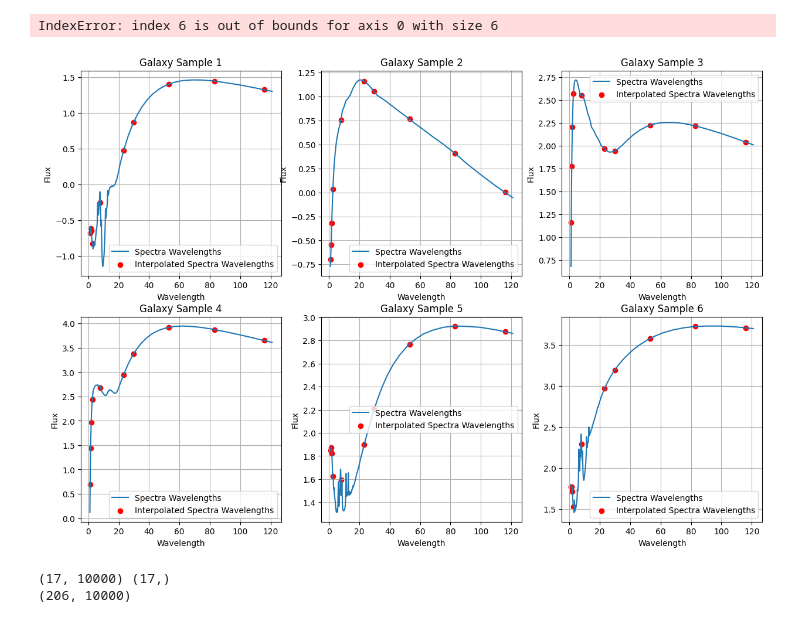
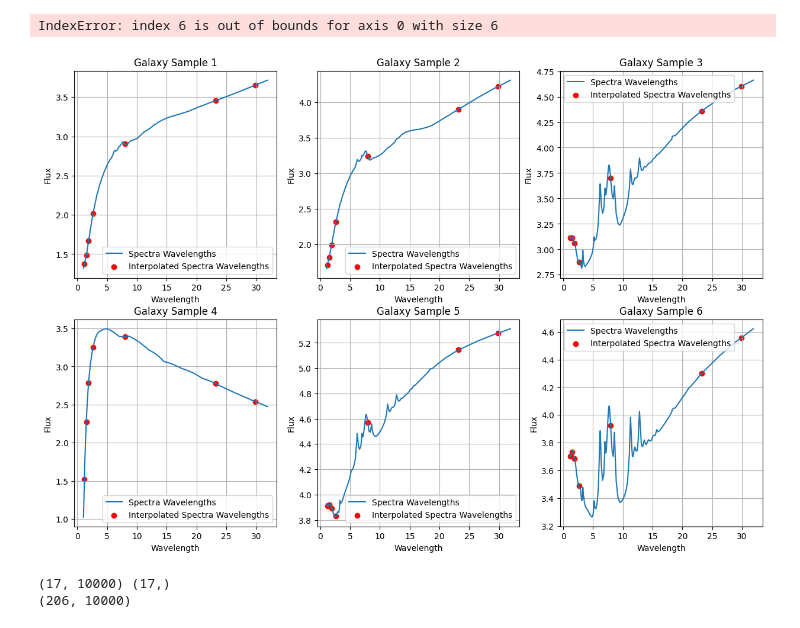
Before and after one commit to VasileiosKottas/AstroInformatics, a Jupyter notebook: plot.ipynb, the cells around one changed output. Cells and saved outputs as stored; diff of their text form; code cells hidden in the pictures.

```diff
--- a/plot.ipynb
+++ b/plot.ipynb
@@ -22,12 +22,12 @@ spectra = spectra.iloc[1:, :].reset_index(drop=True)
 interpolated_spectra = interpolated_spectra.iloc[1:, :].reset_index(drop=True)
 
 # Keep only the values where wavelengths_spectra > 5 and < 35
-mask_spectra = (wavelengths_spectra > 1) & (wavelengths_spectra < 125)
+mask_spectra = (wavelengths_spectra > 1) & (wavelengths_spectra < 35)
 filtered_wavelengths_spectra = wavelengths_spectra[mask_spectra]
 filtered_spectra = spectra.iloc[:, mask_spectra]
 
 # Similarly, filter interpolated_spectra
-mask_interpolated = (wavelengths_interpolated > 1) & (wavelengths_interpolated < 125)
+mask_interpolated = (wavelengths_interpolated > 1) & (wavelengths_interpolated < 35)
 filtered_wavelengths_interpolated = wavelengths_interpolated[mask_interpolated]
 filtered_interpolated_spectra = interpolated_spectra.iloc[:, mask_interpolated]
 
@@ -43,36 +43,36 @@ spectra_reshaped = filtered_spectra.T.values.reshape(len(filtered_wavelengths_sp
 interpolated_spectra_reshaped = filtered_interpolated_spectra.T.values.reshape(len(filtered_wavelengths_interpolated), -1)
 
 # Define the number of subplots (rows and columns)
 num_plots = min(5, spectra_reshaped.shape[1])  # Ensure we don't exceed the number of samples
 rows = 2  # Define the number of rows
 cols = (num_plots + 1) // rows  # Compute the number of columns dynamically
 
 # Create the figure and subplots
 fig, axes = plt.subplots(rows, cols, figsize=(15, 10))  # Adjust size as needed
 axes = axes.flatten()  # Flatten the axes array for easy iteration
 
 for i in range(7):
     ax = axes[i]
-    ax.plot(filtered_wavelengths_spectra, np.log10(spectra_reshaped[:, i]), label='Spectra Wavelengths')
+    ax.plot(filtered_wavelengths_spectra, spectra_reshaped[:, i], label='Spectra Wavelengths')
     # Uncomment the below if you want to include interpolated data
-    ax.scatter(filtered_wavelengths_interpolated, np.log10(interpolated_spectra_reshaped[:, i]),
+    ax.scatter(filtered_wavelengths_interpolated, interpolated_spectra_reshaped[:, i],
                label='Interpolated Spectra Wavelengths', c='r')
     ax.set_xlabel('Wavelength')
     ax.set_ylabel('Flux')
     ax.set_title(f'Galaxy Sample {i+1}')
     ax.legend()
     ax.grid(True)
 
 # Remove any empty subplots (if num_plots < rows * cols)
 for j in range(num_plots, len(axes)):
     fig.delaxes(axes[j])
 
 # Adjust layout and show the figure
 plt.tight_layout()
 plt.show()
 # %% [output]
 IndexError: index 6 is out of bounds for axis 0 with size 6
-[figure, old version]
+[figure, new version]
 # %%
 def plot_data(output_wave_list, output_flux_list, wave_interpol, photometry):
     # Filter wavelengths and corresponding flux values
```
Also changed, not shown: 26 other files.
